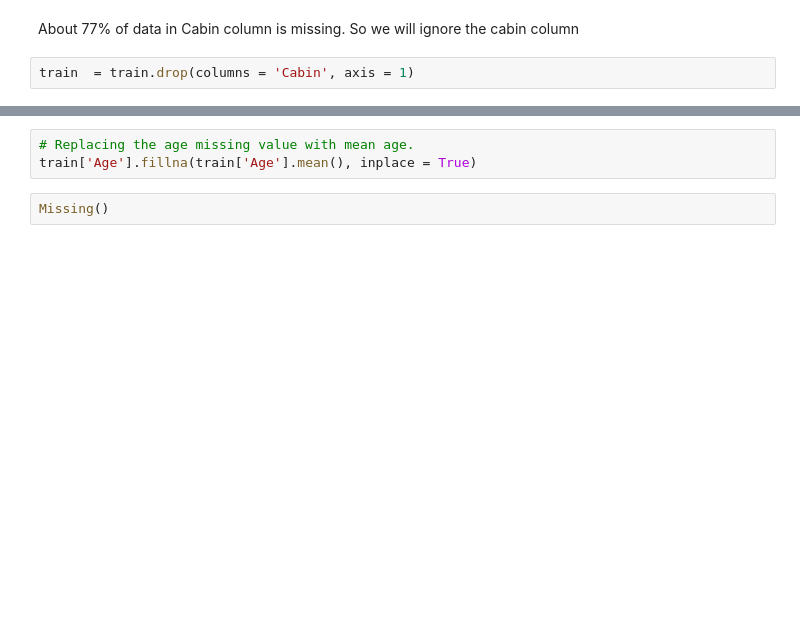
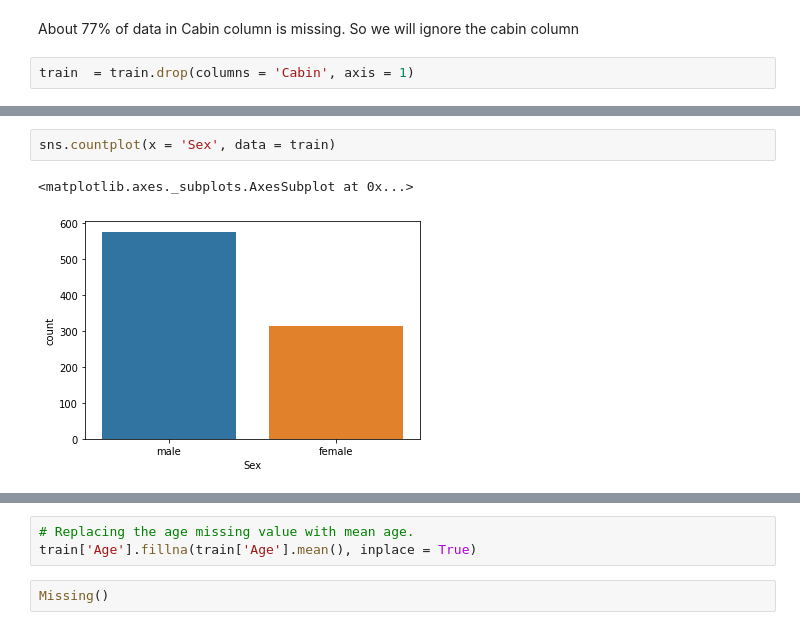
Before and after one commit to monisakhtar/ML, a Jupyter notebook: Titanic.ipynb, the cells around one changed output, grey strips where cells are left out. Saved outputs shown, nothing was run; the diff lists cells and outputs as text; blank space fills up the shorter version.

```diff
--- a/Titanic.ipynb
+++ b/Titanic.ipynb
@@ -112,0 +118,5 @@ train.head()
+# %%
+sns.countplot(x = 'Sex', data = train)
+# %% [output]
+<matplotlib.axes._subplots.AxesSubplot at 0x...>
+[figure, added]
```
Also changed, not shown: parts of 12 cells of this notebook.
